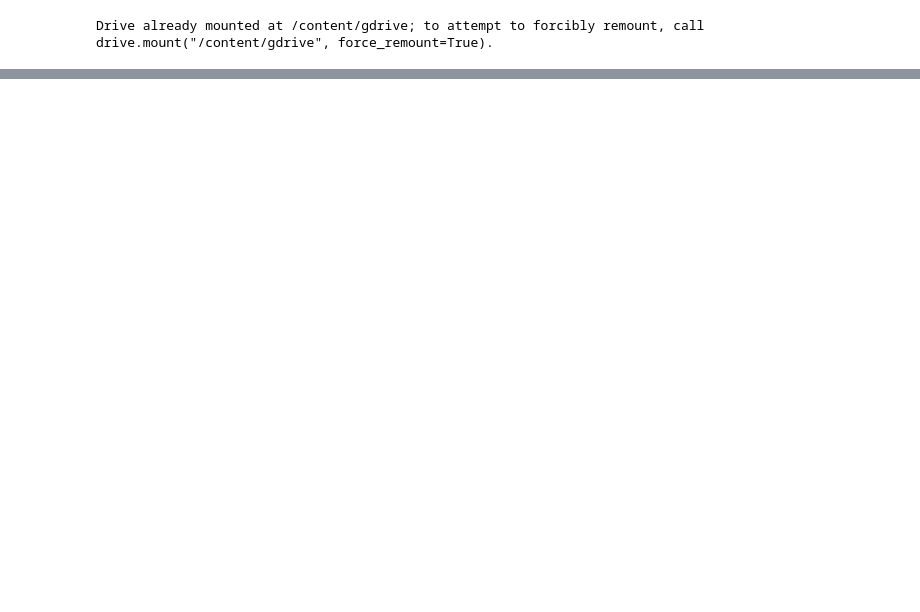
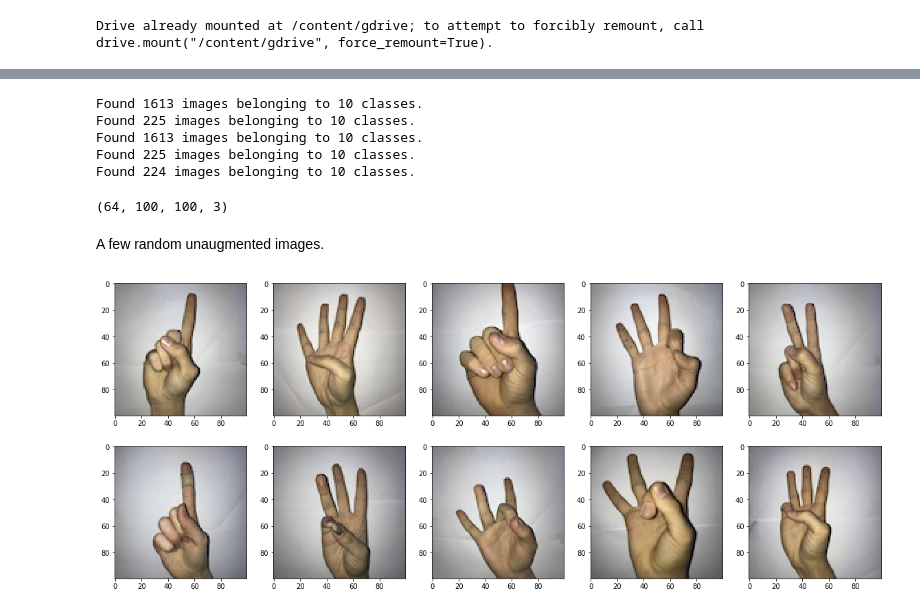
Before and after one commit to olszewskip/Sign_Language, a Jupyter notebook: playground_colab.ipynb, the cells around one changed output, grey strips where cells are left out. Drawn from its saved outputs; the diff is of its cells as text; code cells hidden in the pictures; blank space fills up the shorter version.

```diff
--- a/playground_colab.ipynb
+++ b/playground_colab.ipynb
@@ -14,4 +32,6 @@ from keras.preprocessing.image import ImageDataGenerator
 # %%
 working_dir = os.path.join("/content/gdrive/My Drive/Colab Notebooks/Sign_Language/")
-github_data = os.path.join(working_dir, "data/ardamavi/Dataset")
+github_trainval_data = os.path.join(working_dir, "data/ardamavi/Dataset")
+github_test_data = os.path.join(working_dir, "data/ardamavi/Dataset_test")
+model_checkpoints = os.path.join(working_dir, "models/tmp")
 kaggle_dir = os.path.join(working_dir, "data/kaggle/sign-language-mnist")
@@ -28,0 +82,5 @@ data_gen = ImageDataGenerator(rescale=1/255, )
+# %%
+IMG_DIM = 100
+BATCH_SIZE = 64
+EPOCHS = 50
+PATIENCE_EPOCHS = 5
@@ -28,0 +148,22 @@ data_gen = ImageDataGenerator(rescale=1/255, )
+# %%
+train_gen, val_gen, train_gen_augment, val_gen_augment, test_gen = prepare_data_gens(100)
+# %% [output]
+Found 1613 images belonging to 10 classes.
+Found 225 images belonging to 10 classes.
+Found 1613 images belonging to 10 classes.
+Found 225 images belonging to 10 classes.
+Found 224 images belonging to 10 classes.
+# %%
+train_gen[0][0].shape
+# %% [output]
+(64, 100, 100, 3)
+# %% [markdown]
+A few random unaugmented images.
+# %%
+images\
+= [train_gen[0][0][np.random.choice(BATCH_SIZE)] for _ in range(10)]
+fig, axes = plt.subplots(2, 5, figsize=(20,8))
+for img, ax in zip(images, axes.ravel()):
+  ax.imshow(img)
+# %% [output]
+[figure, added]
```
Also changed, not shown: parts of 40 cells of this notebook.
